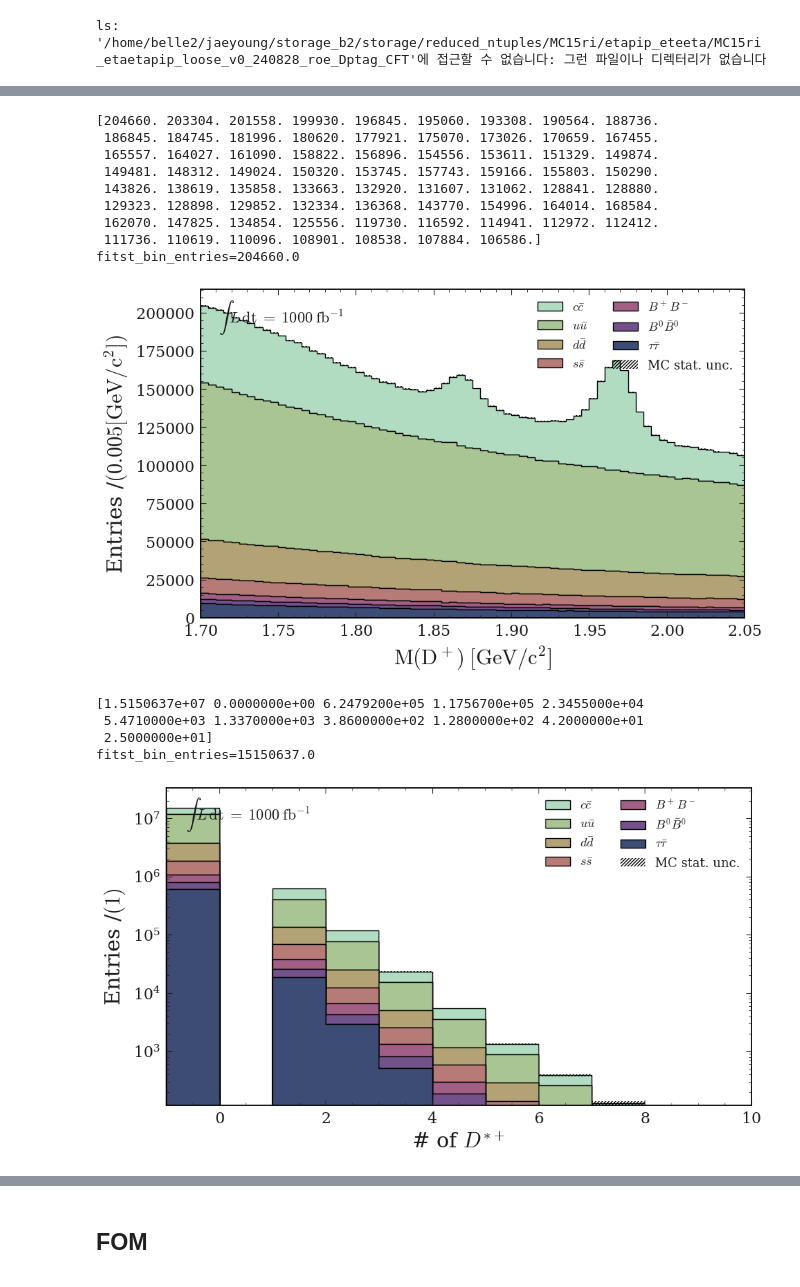
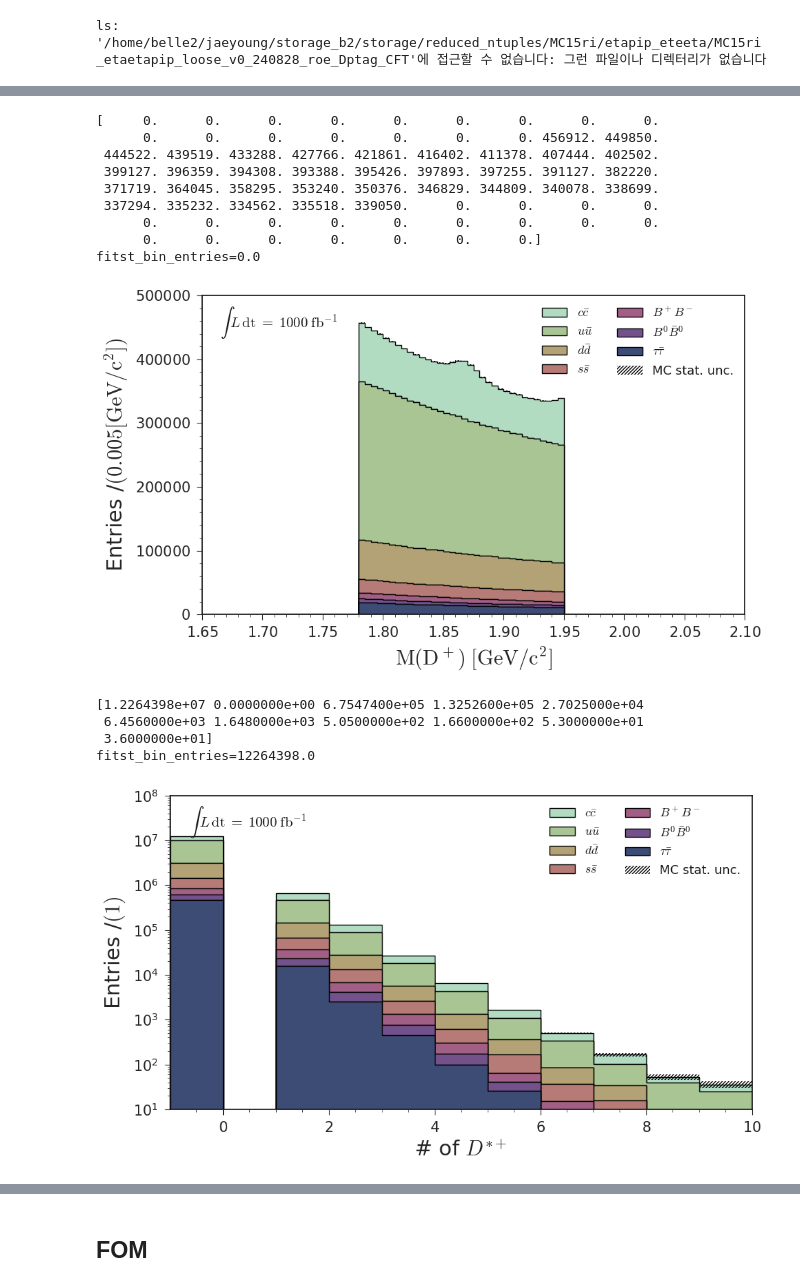
Before and after one commit to jykim-physics/DRAW_and_FITTING, a Jupyter notebook: main/ANALYSIS/FOM/etapip_gg/MC15ri_FOM.ipynb, the cells around one changed output, grey strips where cells are left out. Saved outputs shown, nothing was run; the diff lists cells and outputs as text; code cells hidden in the pictures.

```diff
--- a/main/ANALYSIS/FOM/etapip_gg/MC15ri_FOM.ipynb
+++ b/main/ANALYSIS/FOM/etapip_gg/MC15ri_FOM.ipynb
@@ -30,6 +29,6 @@ The autoreload extension is already loaded. To reload it, use:
 # %%
 base_file_loc = '/home/belle2/jaeyoung/storage_b2/storage/reduced_ntuples/MC15ri/etapip_eteeta/MC15ri_etaetapip_loose_v0_240828_roe_Dptag_CFT'
-base_file_loc = '/share/storage/jykim/storage_b2/storage/reduced_ntuples/MC15ri/etapip_eteeta/MC15ri_etaetapip_loose_v0_240828_roe_Dptag_CFT_addcosHel'
+base_file_loc = '/share/storage/jykim/storage_b2/storage/reduced_ntuples/MC15ri/etapip_eteeta/MC15ri_etaetapip_loose_v1_241013_roe_Dptag_CFT_nopi0veto'
 # base_file_loc = '/share/storage/jykim/storage_b2/storage/reduced_ntuples/MC15ri/etapip_eteeta/MC15ri_etaetapip_optimized_v0_240909_roe_Dptag_CFT_nontag'
 # %%
 !ls /share/storage/jykim/storage_b2/storage/reduced_ntuples/MC15ri/etapip_eteeta/
@@ -66,6 +66,8 @@ generic_mixed = base_file_loc + '/*mixed.root'
 generic_taupair = base_file_loc + '/*taupair.root'
 # %%
 base_filter=' Dp_M>0'
+base_filter+= ' && Dp_M>1.78 && Dp_M<1.95'
+
 # base_filter='etapip_gg_rank==1'
 # base_filter+= '  && bdt>0.4'
 
@@ -169,7 +171,7 @@ cut = 'Dp_M>0.0'
 pd_ccbar, pd_uubar,pd_ddbar,pd_ssbar,pd_charged, pd_mixed, pd_taupair = cut_dfs_7types(cut, pd_ccbar, pd_uubar,pd_ddbar,pd_ssbar,pd_charged, pd_mixed, pd_taupair)
 # %%
 # Extract the directory from the file path
-plot_directory = "/share/storage/jykim/storage_b2/storage/PLOTS/mc15ri_generic/MC15ri_etaetapip_loose_v0_240828_roe_Dptag_CFT_non_tag/cut_study"
+plot_directory = "/share/storage/jykim/storage_b2/storage/PLOTS/mc15ri_generic/MC15ri_etaetapip_loose_v1_241013_roe_Dptag_CFT_nopi0veto/cut_study"
 # plot_directory = os.path.dirname(file_path)
 if not os.path.exists(plot_directory):
     os.makedirs(plot_directory)
@@ -197,34 +199,34 @@ luminosity=r"$1000\; \mathrm{fb}^{-1}$"
 # %%
 var = 'Dp_M'
 data  = [pd_taupair[var], pd_mixed[var], pd_charged[var],pd_ssbar[var], pd_ddbar[var],pd_uubar[var], pd_ccbar[var]]
 
 xrange = (1.67,2.1)
 xrange = (1.7,2.05)
 
 nbins = 70
 xlabel = "$\mathrm{M(D^+)}$"
 
 # img_path = plot_directory + "/MC15ri_Dpetapip_gg_pre_sel_DpM_step0.png"
 # img_path = plot_directory + "/MC15ri_Dpetapip_gg_tight_selv1_DpM.png"
-img_path = plot_directory + "/MC15ri_Dpetapip_gg_loose_v0_all.png"
+img_path = plot_directory + "/MC15ri_Dpetapip_gg_loose_v1_all.png"
 
-# img_path = plot_directory + "/test.png"
+img_path = plot_directory + "/test.png"
 
 # plt.ylim(0,150000)
 wrap_draw(var=var,data=data,scale=scale,xrange=xrange,nbins=nbins,xlabel=xlabel, luminosity=luminosity,img_path="")
 # plt.ylim(0,90000)
 # plt.savefig(img_path)
 # %% [output]
-[204660. 203304. 201558. 199930. 196845. 195060. 193308. 190564. 188736.
- 186845. 184745. 181996. 180620. 177921. 175070. 173026. 170659. 167455.
- 165557. 164027. 161090. 158822. 156896. 154556. 153611. 151329. 149874.
- 149481. 148312. 149024. 150320. 153745. 157743. 159166. 155803. 150290.
- 143826. 138619. 135858. 133663. 132920. 131607. 131062. 128841. 128880.
- 129323. 128898. 129852. 132334. 136368. 143770. 154996. 164014. 168584.
- 162070. 147825. 134854. 125556. 119730. 116592. 114941. 112972. 112412.
- 111736. 110619. 110096. 108901. 108538. 107884. 106586.]
-fitst_bin_entries=204660.0
+[     0.      0.      0.      0.      0.      0.      0.      0.      0.
+      0.      0.      0.      0.      0.      0.      0. 456912. 449850.
+ 444522. 439519. 433288. 427766. 421861. 416402. 411378. 407444. 402502.
+ 399127. 396359. 394308. 393388. 395426. 397893. 397255. 391127. 382220.
+ 371719. 364045. 358295. 353240. 350376. 346829. 344809. 340078. 338699.
+ 337294. 335232. 334562. 335518. 339050.      0.      0.      0.      0.
+      0.      0.      0.      0.      0.      0.      0.      0.      0.
+      0.      0.      0.      0.      0.      0.      0.]
+fitst_bin_entries=0.0
-[figure, old version]
+[figure, new version]
 # %%
 var = 'num_Dstar_no_nan'
 data  = [pd_taupair[var], pd_mixed[var], pd_charged[var],pd_ssbar[var], pd_ddbar[var],pd_uubar[var], pd_ccbar[var]]
@@ -245,7 +247,7 @@ unit = ""
 
 # img_path = plot_directory + "/MC15ri_Dpetapip_gg_pre_sel_DpM_step0.png"
 # img_path = plot_directory + "/MC15ri_Dpetapip_gg_tight_selv1_DpM.png"
-img_path = plot_directory + "/MC15ri_Dpetapip_gg_loose_v0_all_num_Dstar_no_nan.png"
+img_path = plot_directory + "/MC15ri_Dpetapip_gg_loose_v1_all_num_Dstar_no_nan.png"
 
 img_path = plot_directory + "/test.png"
 
@@ -256,11 +258,11 @@ plt.yscale("log")
 # plt.tight_layout()
 # plt.savefig(img_path)
 # %% [output]
-[1.5150637e+07 0.0000000e+00 6.2479200e+05 1.1756700e+05 2.3455000e+04
- 5.4710000e+03 1.3370000e+03 3.8600000e+02 1.2800000e+02 4.2000000e+01
- 2.5000000e+01]
-fitst_bin_entries=15150637.0
+[1.2264398e+07 0.0000000e+00 6.7547400e+05 1.3252600e+05 2.7025000e+04
+ 6.4560000e+03 1.6480000e+03 5.0500000e+02 1.6600000e+02 5.3000000e+01
+ 3.6000000e+01]
+fitst_bin_entries=12264398.0
-[figure, old version]
+[figure, new version]
 # %%
 cut = 'Dp_M>0.0'
 cut += ' & num_Dstar_no_nan<0'
```
Also changed, not shown: parts of 10 cells of this notebook, 6 other files.
